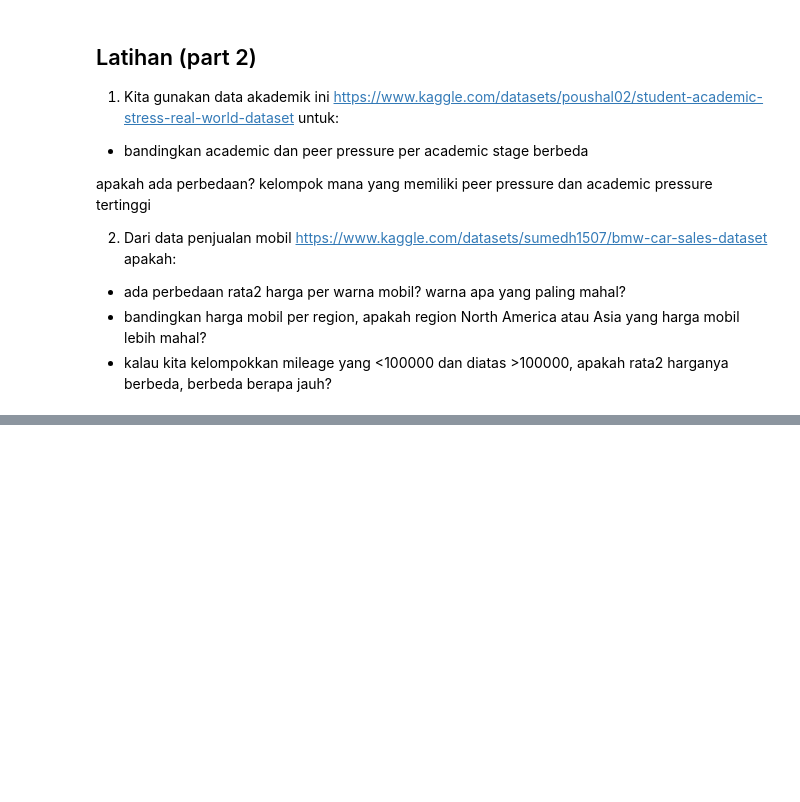
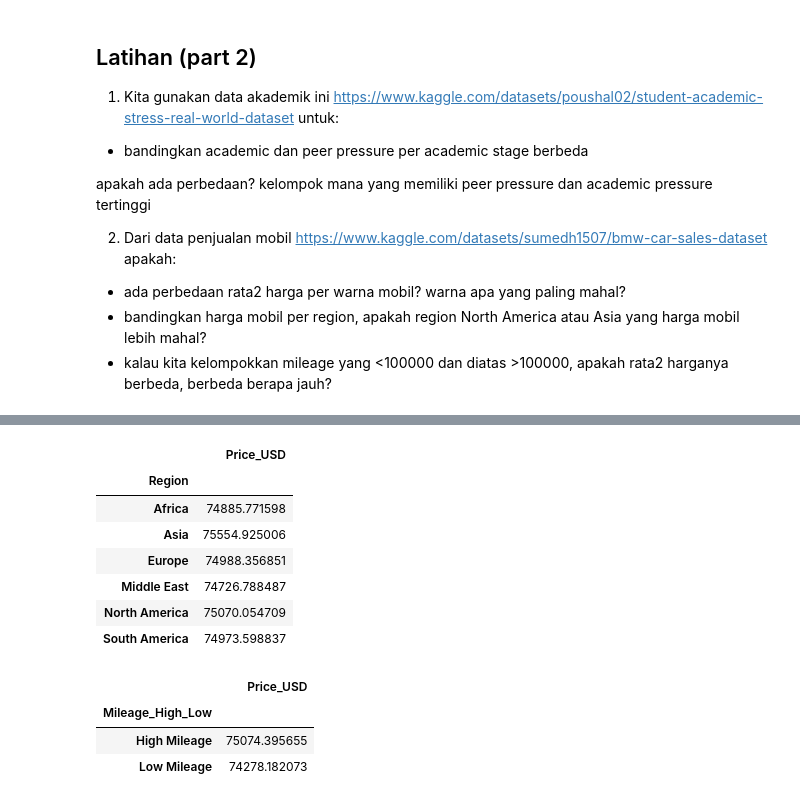
Before and after one commit to stefkwan/pytn_300725, a Jupyter notebook: sesi5_11Aug.ipynb, the cells around one changed output, grey strips where cells are left out. Drawn from its saved outputs; the diff is of its cells as text; code cells hidden in the pictures; blank space fills up the shorter version.

```diff
--- a/sesi5_11Aug.ipynb
+++ b/sesi5_11Aug.ipynb
@@ -1028,0 +1081,22 @@ apakah ada perbedaan? kelompok mana yang memiliki peer pressure dan academic pre
+# %%
+df_carSales.groupby("Region").agg({"Price_USD": "mean"})
+# %% [output]
+|  | Price_USD |
+| Region |  |
+| Africa | 74885.771598 |
+| Asia | 75554.925006 |
+| Europe | 74988.356851 |
+| Middle East | 74726.788487 |
+| North America | 75070.054709 |
+| South America | 74973.598837 |
+# %%
+df_carSales['Mileage_High_Low'] = np.where(df_carSales['Mileage_KM'] <= 10000, 'Low Mileage', 'High Mileage')
+#condition01 = df_carSales['Mileage_KM'] <= 10000
+#condition02 = df_carSales['Mileage_KM'] > 10000
+
+df_carSales.groupby("Mileage_High_Low").agg({"Price_USD": "mean"})
+# %% [output]
+|  | Price_USD |
+| Mileage_High_Low |  |
+| High Mileage | 75074.395655 |
+| Low Mileage | 74278.182073 |
```
Also changed, not shown: parts of 5 cells of this notebook, 2 other files.
